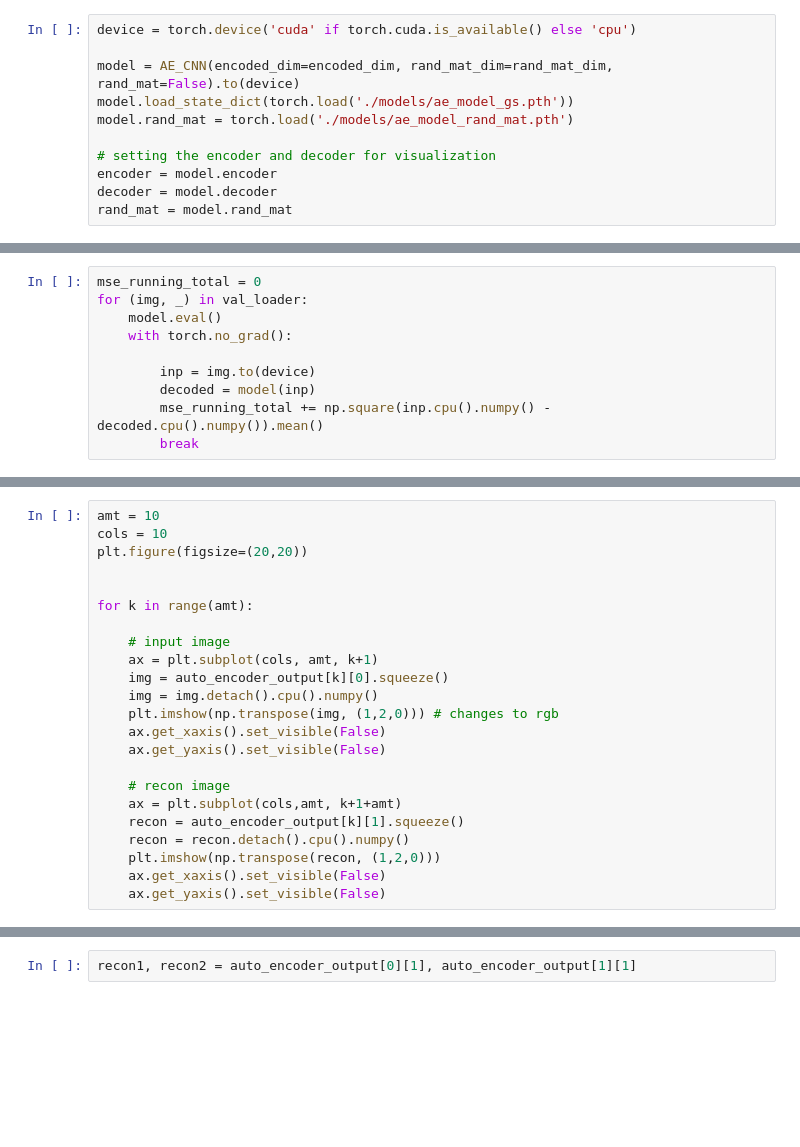
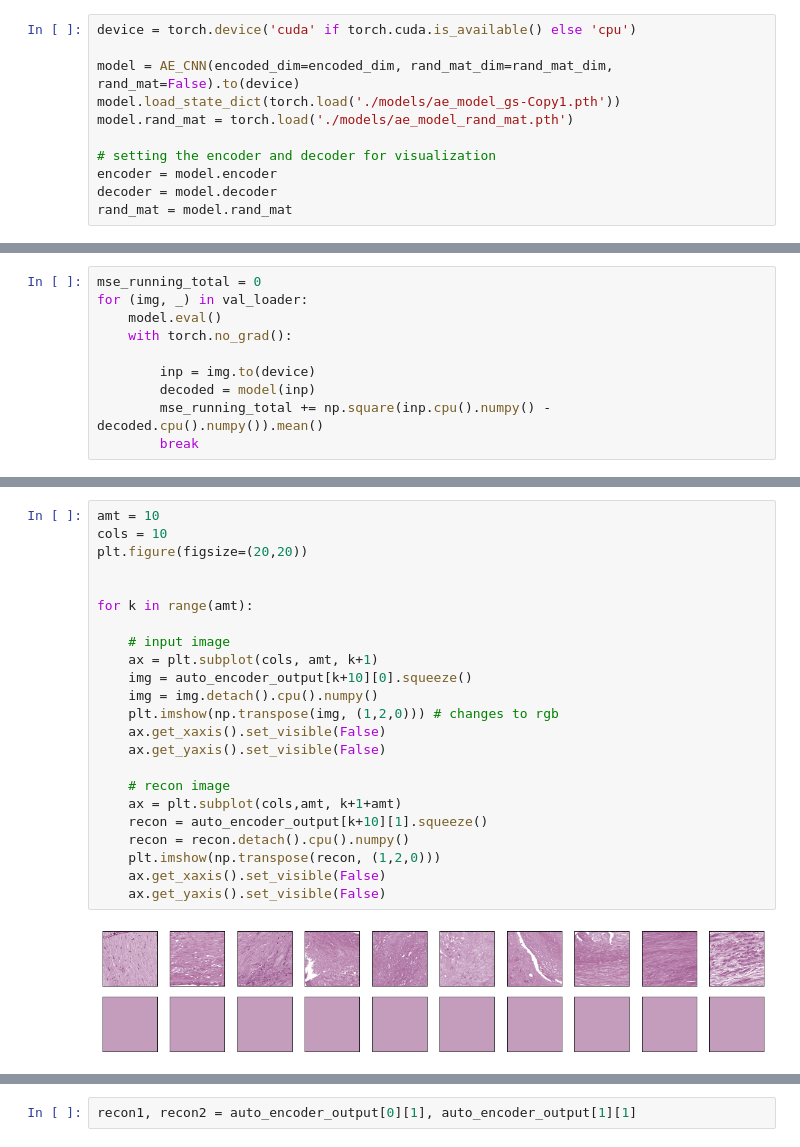
Before and after one commit to notan79/Carotid_AI, a Jupyter notebook: torch/NN/main_AE.ipynb, the cells around one changed output, grey strips where cells are left out. Drawn from its saved outputs; the diff is of its cells as text; blank space fills up the shorter version.

```diff
--- a/torch/NN/main_AE.ipynb
+++ b/torch/NN/main_AE.ipynb
@@ -161,7 +156,7 @@ val_loader = torch.utils.data.DataLoader(dataset = val_set,
 device = torch.device('cuda' if torch.cuda.is_available() else 'cpu')
 
 model = AE_CNN(encoded_dim=encoded_dim, rand_mat_dim=rand_mat_dim, rand_mat=False).to(device)
-model.load_state_dict(torch.load('./models/ae_model_gs.pth'))
+model.load_state_dict(torch.load('./models/ae_model_gs-Copy1.pth'))
 model.rand_mat = torch.load('./models/ae_model_rand_mat.pth')
 
 # setting the encoder and decoder for visualization
@@ -236,26 +241,28 @@ print(mse_running_total)
 # %%
 amt = 10
 cols = 10
 plt.figure(figsize=(20,20))
 
 
 for k in range(amt):
 
     # input image
     ax = plt.subplot(cols, amt, k+1)
-    img = auto_encoder_output[k][0].squeeze()
+    img = auto_encoder_output[k+10][0].squeeze()
     img = img.detach().cpu().numpy()
     plt.imshow(np.transpose(img, (1,2,0))) # changes to rgb
     ax.get_xaxis().set_visible(False)
     ax.get_yaxis().set_visible(False)
 
     # recon image
     ax = plt.subplot(cols,amt, k+1+amt)
-    recon = auto_encoder_output[k][1].squeeze()
+    recon = auto_encoder_output[k+10][1].squeeze()
     recon = recon.detach().cpu().numpy()
     plt.imshow(np.transpose(recon, (1,2,0)))
     ax.get_xaxis().set_visible(False)
     ax.get_yaxis().set_visible(False)
+# %% [output]
+[figure, added]
 # %%
 amt = len(outputs)
 cols = 10
```
Also changed, not shown: parts of 15 cells of this notebook, 3 other files.
